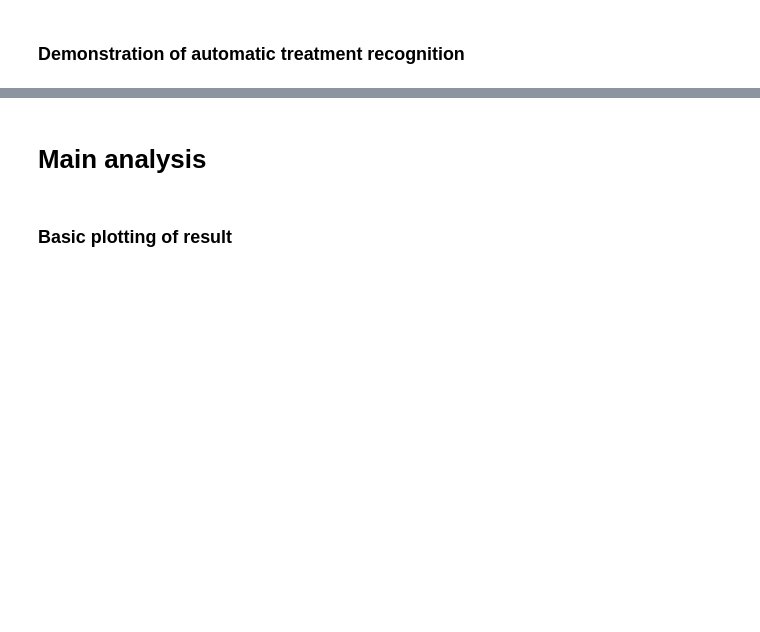
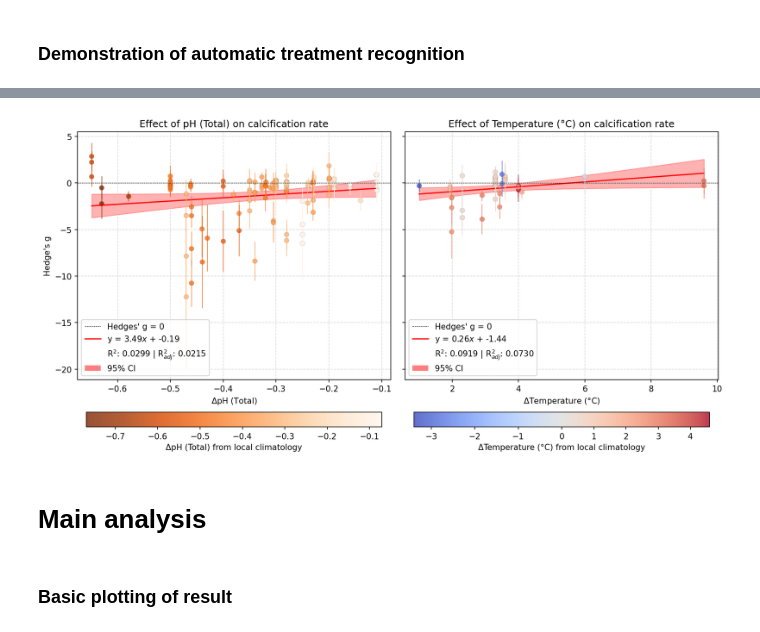
Before and after one commit to orlando-code/calc-rates, a Jupyter notebook: analysis.ipynb, the cells around one changed output, grey strips where cells are left out. Cells and saved outputs as stored; diff of their text form; code cells hidden in the pictures; blank space fills up the shorter version.

```diff
--- a/analysis.ipynb
+++ b/analysis.ipynb
@@ -38,26 +46,21 @@ climatology_df.head()
 # generate carbonate chemistry data
 meta_fp = "data/Orlando_data.xlsx"
 carb_df = utils.populate_carbonate_chemistry(meta_fp, 'all_data')
-print(carb_df.shape)
 
-# select only my data for now (not yet uniform)
-carb_df = carb_df[carb_df['extractor'] == 'Orlando']
+# carb_df = carb_df[carb_df['extractor'] == 'Orlando']      # no longer necessary, since have corrected all other student's data!
 
 # prepare for future alignment with climatology (first uniquify dois in the same way)
 unique_pairs = carb_df.drop_duplicates(subset=['doi', 'location'])[['doi', 'location']]
 unique_pairs.doi = utils.uniquify_repeated_values(carb_df.drop_duplicates(subset=['doi', 'location']).doi)
-# unique_pairs
-# assign these unique dois to the correct pairs in carb_df
-# Create a dictionary mapping from original (doi, location) pairs to uniquified dois
+
+# create a dictionary mapping from original (doi, location) pairs to uniquified dois
 doi_location_map = dict(zip(zip(carb_df.drop_duplicates(subset=['doi', 'location'])['doi'],
                                carb_df.drop_duplicates(subset=['doi', 'location'])['location']),
                          unique_pairs['doi']))
 
-# Create a copy of the original DOIs
+# create a copy of the original DOIs
 carb_df['original_doi'] = carb_df['doi']
-
-# Apply the mapping to update DOIs
+# apply the mapping to update DOIs
 carb_df['doi'] = [doi_location_map.get((doi, loc), doi) for doi, loc in zip(carb_df['doi'], carb_df['location'])]
 
-
-print(carb_df.shape)
+print("\nShape of df with all rows marked for inclusion:", carb_df.shape)
@@ -257,2 +262,7 @@ results_df[all_cols]
+# %%
+save_cols = utils.read_yaml("data/mapping.yaml")["save_cols"]
+results_df['year'] = pd.to_datetime(results_df['year']).dt.strftime('%Y')   # cast year from pd.timestamp to integer
+# save results
+results_df[save_cols].to_csv("data/tmp/practice_out.csv")
 # %%
 results_df.columns
@@ -305,10 +339,10 @@ for var, var_name in zip(['phtot', 't_in'], ['pH (Total)', 'Temperature (°C)'])
     if var == 'phtot':
         # for pH, larger negative changes worse
         norm = mcolors.Normalize(vmin=subset_df['clim_delta'].min(), vmax=subset_df['clim_delta'].max())
-        cmap = cm.coolwarm_r  # reverse colormap for pH
+        cmap = cm.Oranges_r  # reverse colormap for pH
     else:  # t_in
         # for temperature, larger positive changes worse
-        norm = mcolors.Normalize(vmin=subset_df['clim_delta'].min(), vmax=subset_df['clim_delta'].max())
+        norm=mcolors.TwoSlopeNorm(vmin=subset_df['clim_delta'].min(), vcenter=0, vmax=subset_df['clim_delta'].max())
         cmap = cm.coolwarm
 
     colors = [cmap(norm(val)) for val in subset_df['clim_delta']]
@@ -317,33 +351,35 @@ for var, var_name in zip(['phtot', 't_in'], ['pH (Total)', 'Temperature (°C)'])
     for i, (x, y, yerr, color) in enumerate(zip(delta_var, subset_df['hedges_g'],
                                             (subset_df['hedges_g'] - subset_df['hedges_g_l']).values,
                                             colors)):
         ax.errorbar(x, y, yerr=[[yerr], [yerr]], fmt='none', ecolor=color, alpha=0.7, lw=1)
 
     scatter = ax.scatter(delta_var, subset_df['hedges_g'],
                          c=subset_df['clim_delta'], cmap=cmap, norm=norm,
                          alpha=0.8, lw=0.1, edgecolor='black')
 
     cbar = plt.colorbar(scatter, ax=ax, fraction=0.05, pad=0.11, orientation = 'horizontal')
     cbar.set_label(f"Δ{var_name} from local climatology")
 
     # formatting
     ax.grid(c='lightgrey', linestyle='--', alpha=0.8)
     ax.set_ylabel("")
     ax.set_xlabel(f"$\\Delta${var_name}")
     ax.set_title(f"Effect of {var_name} on calcification rate")
     ax.axhline(0, color='black', linestyle='--', lw=0.5, label='Hedges\' g = 0')
     # legend
     c, m = summary_stats.params
     ax.plot([],[], c='red', label=f"y = {m:.2f}$x$ + {c:.2f}")
     alpha_patch = plt.Rectangle((0,0), 1, 1, fc="red", edgecolor='none', alpha=0.5)
     ax.plot([], [], alpha=0, label=f"R$^2$: {summary_stats.rsquared:.4f} | R$^2_{{adj}}$: {summary_stats.rsquared_adj:.4f}")
     handles, labels = ax.get_legend_handles_labels()
     handles.append(alpha_patch)
     labels.append("95% CI")
     ax.legend(handles, labels)
 
 ax_ph.set_ylabel("Hedge's g")
 plt.tight_layout()
+# %% [output]
+[figure, added]
 # %%
 import plotly.graph_objects as go
 from plotly.subplots import make_subplots
```
Also changed, not shown: parts of 12 cells of this notebook, 1 other file.
